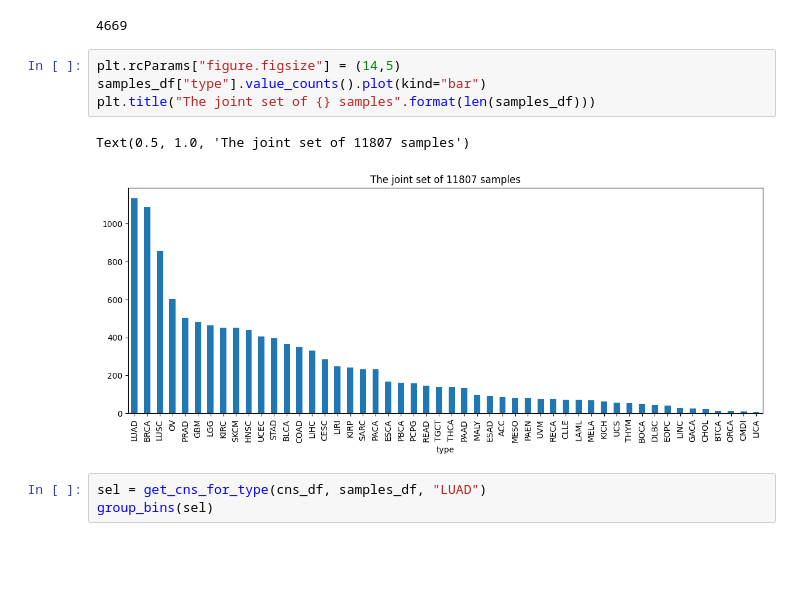
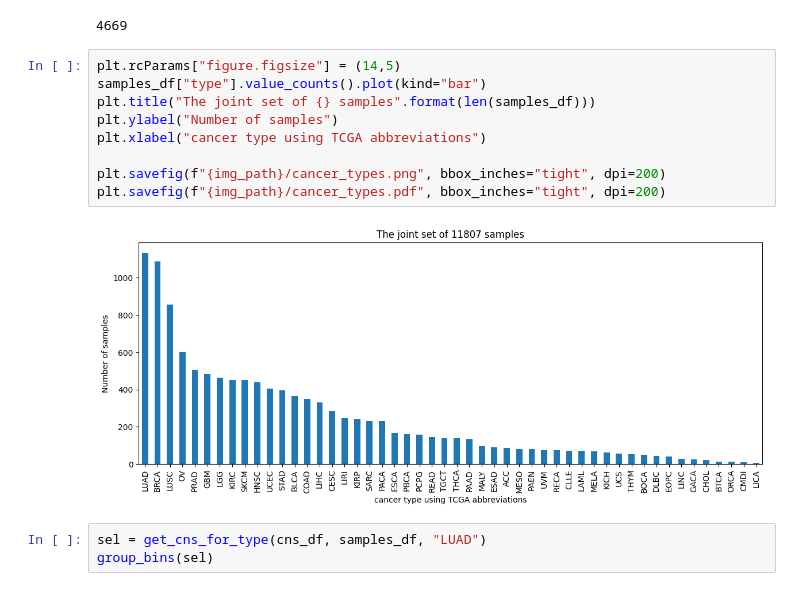
Before and after one commit to ICCB-Cologne/CNSistent, a Jupyter notebook: notebooks/analyze/analyze_types.ipynb, the cells around one changed output. Cells and saved outputs as stored; diff of their text form; blank space fills up the shorter version.

```diff
--- a/notebooks/analyze/analyze_types.ipynb
+++ b/notebooks/analyze/analyze_types.ipynb
@@ -44,10 +41,14 @@ samples_df["type"].value_counts().head(6).sum()
 # %%
 plt.rcParams["figure.figsize"] = (14,5)
 samples_df["type"].value_counts().plot(kind="bar")
 plt.title("The joint set of {} samples".format(len(samples_df)))
+plt.ylabel("Number of samples")
+plt.xlabel("cancer type using TCGA abbreviations")
+
+plt.savefig(f"{img_path}/cancer_types.png", bbox_inches="tight", dpi=200)
+plt.savefig(f"{img_path}/cancer_types.pdf", bbox_inches="tight", dpi=200)
 # %% [output]
-Text(0.5, 1.0, 'The joint set of 11807 samples')
-[figure, old version]
+[figure, new version]
 # %%
 sel = get_cns_for_type(cns_df, samples_df, "LUAD")
 group_bins(sel)
```
Also changed, not shown: parts of 1 cell of this notebook, 3 other files.
